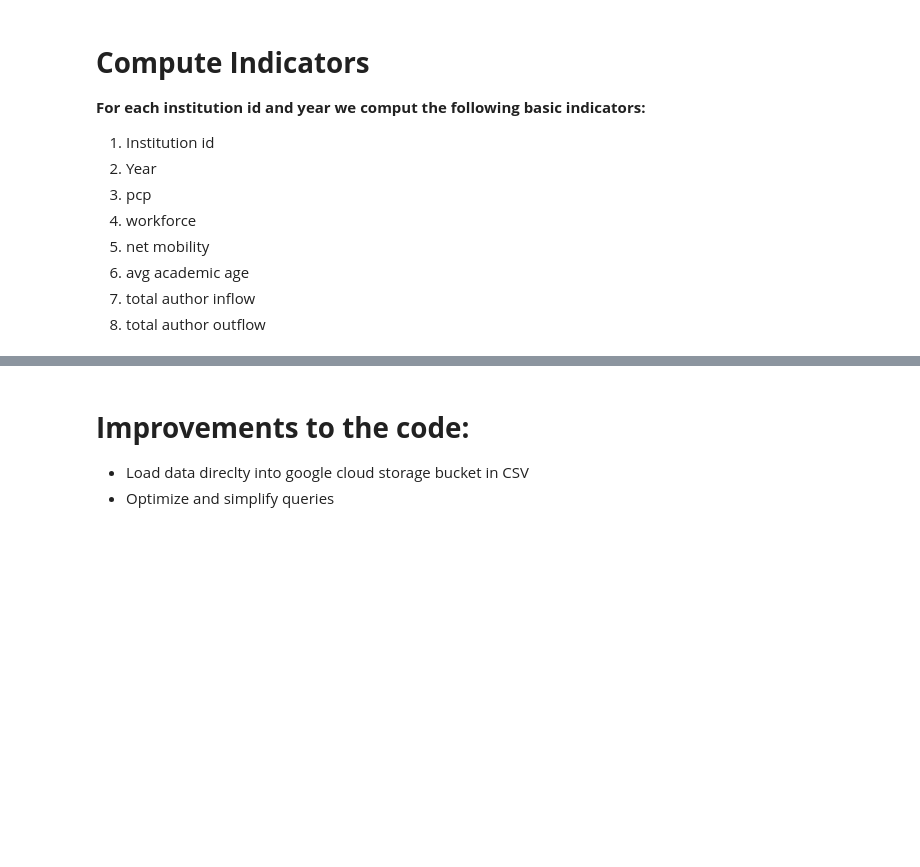
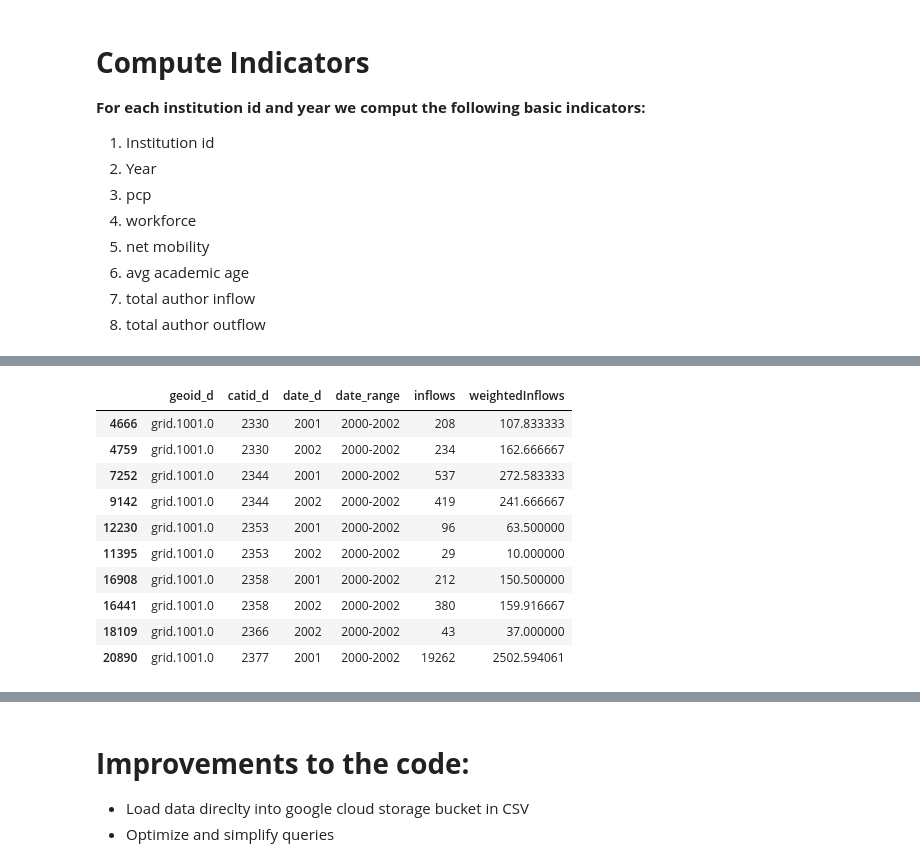
Before and after one commit to complexity-science-hub/SciFlows, a Jupyter notebook: Flows_test_2000_2002_FOR.ipynb, the cells around one changed output, grey strips where cells are left out. Cells and saved outputs as stored; diff of their text form; code cells hidden in the pictures; blank space fills up the shorter version.

```diff
--- a/Flows_test_2000_2002_FOR.ipynb
+++ b/Flows_test_2000_2002_FOR.ipynb
@@ -507,0 +551,44 @@ create table cshdimensionstest.test.total_inflows_00_02 as
+# %%
+from google.cloud import bigquery
+client = bigquery.Client(project=project_id)
+
+sql = """
+  SELECT *
+  FROM `cshdimensionstest.test.total_inflows_00_02`
+"""
+
+inflows = client.query(sql).to_dataframe()
+
+#inflows.to_csv('inflows.csv')
+#!cp inflows.csv "gdrive/My Drive/CSH-DIMENSIONS Flows Test/BigQuery-results"
+
+#from google.cloud import bigquery
+client = bigquery.Client(project=project_id)
+
+sql = """
+  SELECT *
+  FROM `cshdimensionstest.test.total_outflows_00_02`
+"""
+outflows = client.query(sql).to_dataframe()
+
+#from google.colab import files
+#files.download('inflows.csv')
+#outflows.to_csv('outflows.csv')
+#!cp inflows.csv "gdrive/My Drive/CSH-DIMENSIONS Flows Test/BigQuery-results"
+#from google.colab import files
+#files.download('outflows.csv')
+# %%
+#@title Hidden Cell
+inflows.sort_values(["geoid_d", "catid_d", "date_d"]).head(10)
+# %% [output]
+|  | geoid_d | catid_d | date_d | date_range | inflows | weightedInflows |
+| 4666 | grid.1001.0 | 2330 | 2001 | 2000-2002 | 208 | 107.833333 |
+| 4759 | grid.1001.0 | 2330 | 2002 | 2000-2002 | 234 | 162.666667 |
+| 7252 | grid.1001.0 | 2344 | 2001 | 2000-2002 | 537 | 272.583333 |
+| 9142 | grid.1001.0 | 2344 | 2002 | 2000-2002 | 419 | 241.666667 |
+| 12230 | grid.1001.0 | 2353 | 2001 | 2000-2002 | 96 | 63.500000 |
+| 11395 | grid.1001.0 | 2353 | 2002 | 2000-2002 | 29 | 10.000000 |
+| 16908 | grid.1001.0 | 2358 | 2001 | 2000-2002 | 212 | 150.500000 |
+| 16441 | grid.1001.0 | 2358 | 2002 | 2000-2002 | 380 | 159.916667 |
+| 18109 | grid.1001.0 | 2366 | 2002 | 2000-2002 | 43 | 37.000000 |
+| 20890 | grid.1001.0 | 2377 | 2001 | 2000-2002 | 19262 | 2502.594061 |
```
Also changed, not shown: parts of 16 cells of this notebook.
